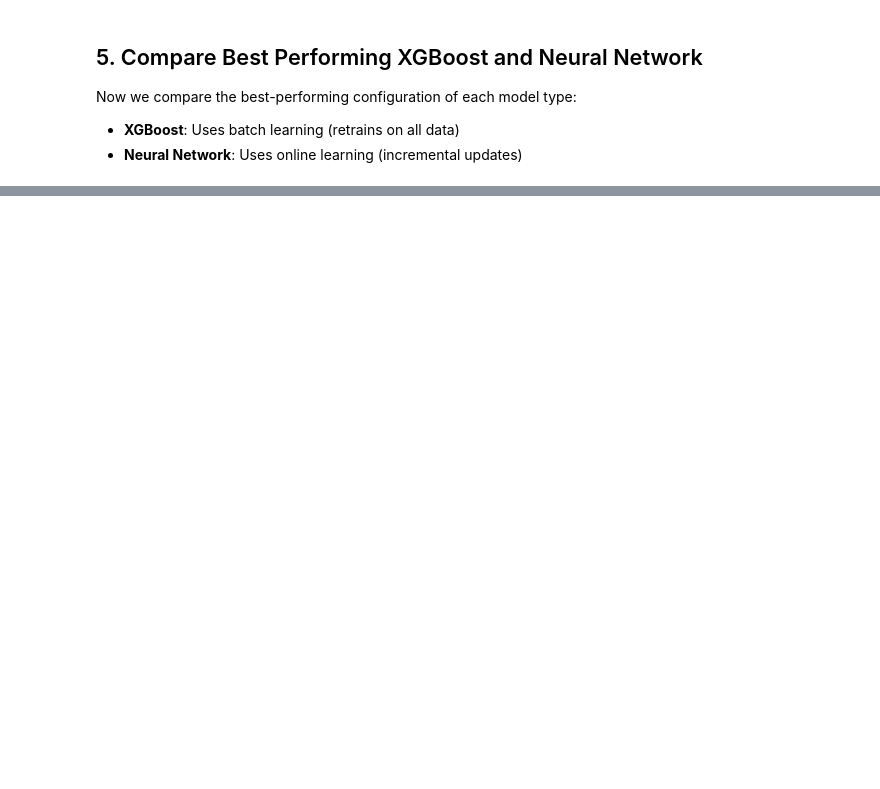
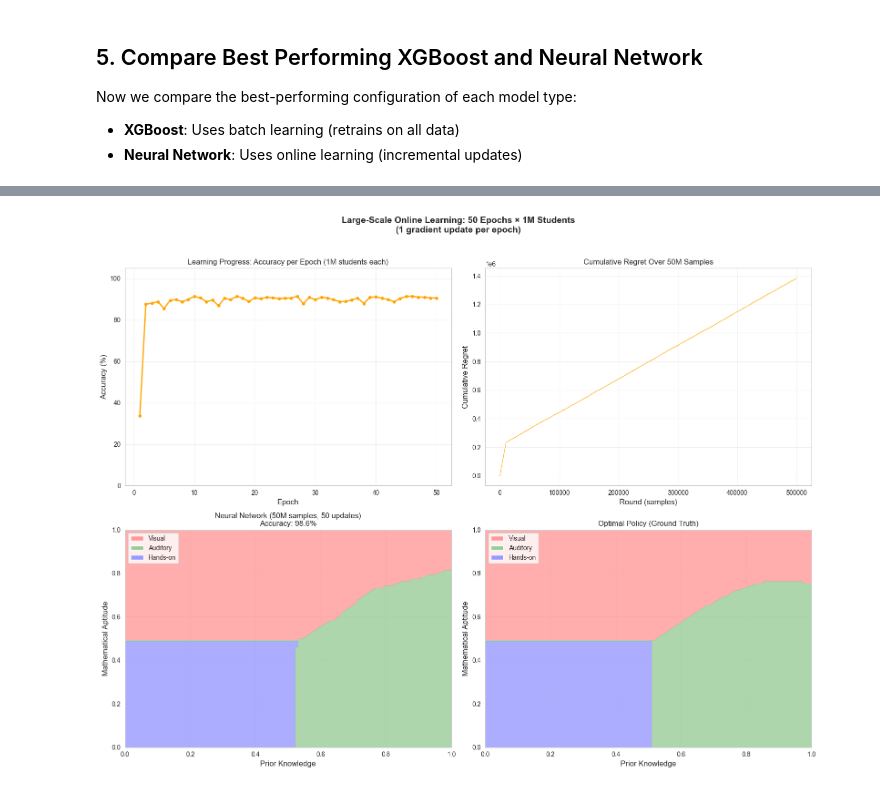
Before and after one commit to dohrenstein/Contextual-Multi-Arm-Bandits, a Jupyter notebook: cmab_comparison.ipynb, the cells around one changed output, grey strips where cells are left out. Cells and saved outputs as stored; diff of their text form; code cells hidden in the pictures; blank space fills up the shorter version.

```diff
--- a/cmab_comparison.ipynb
+++ b/cmab_comparison.ipynb
@@ -723,0 +816,89 @@ Samples Stored                 |      2500       |       500       |   Neural Ne
+# %%
+# Visualize learning progress and decision boundaries
+fig, axes = plt.subplots(2, 2, figsize=(16, 12))
+
+# Plot 1: Accuracy per epoch
+epochs = list(range(1, N_LARGE_EPOCHS + 1))
+accuracies = [large_nn_history['epoch_accuracy'][e * LARGE_CLASS_SIZE] for e in range(N_LARGE_EPOCHS)]
+axes[0, 0].plot(epochs, accuracies, linewidth=2, marker='o', markersize=4, color='orange')
+axes[0, 0].set_xlabel('Epoch', fontsize=12)
+axes[0, 0].set_ylabel('Accuracy (%)', fontsize=12)
+axes[0, 0].set_title('Learning Progress: Accuracy per Epoch (1M students each)', fontsize=12)
+axes[0, 0].grid(True, alpha=0.3)
+axes[0, 0].set_ylim([0, 105])
+
+# Plot 2: Cumulative regret
+axes[0, 1].plot(large_nn_history['round'], large_nn_history['regret'], linewidth=1, color='orange', alpha=0.7)
+axes[0, 1].set_xlabel('Round (samples)', fontsize=12)
+axes[0, 1].set_ylabel('Cumulative Regret', fontsize=12)
+axes[0, 1].set_title('Cumulative Regret Over 50M Samples', fontsize=12)
+axes[0, 1].grid(True, alpha=0.3)
+
+# Plot 3 & 4: Decision boundaries (vectorized)
+n_points = 100
+prior_range = np.linspace(0, 1, n_points)
+aptitude_range = np.linspace(0, 1, n_points)
+PK_large, AP_large = np.meshgrid(prior_range, aptitude_range)
+
+# Create batch of contexts (vectorized)
+pk_flat = PK_large.ravel()
+ap_flat = AP_large.ravel()
+n_samples = len(pk_flat)
+
+contexts_batch = np.column_stack([
+    pk_flat,
+    np.full(n_samples, 0.5),  # study
+    ap_flat,
+    np.full(n_samples, 0.5),  # attention
+    np.full(n_samples, 0.5),  # creativity
+])
+
+print("Generating decision boundaries (vectorized)...")
+large_nn_predictions = large_nn.predict_best_arms_batch(contexts_batch).reshape(PK_large.shape)
+optimal_predictions_large = ground_truth.get_optimal_arms_batch(contexts_batch).reshape(PK_large.shape)
+
+large_nn_accuracy = np.mean(large_nn_predictions == optimal_predictions_large) * 100
+
+legend_elements = [Patch(facecolor='#ff9999', label='Visual'),
+                   Patch(facecolor='#99cc99', label='Auditory'),
+                   Patch(facecolor='#9999ff', label='Hands-on')]
+
+# Neural Network decision boundary
+axes[1, 0].contourf(PK_large, AP_large, large_nn_predictions, levels=[-0.5, 0.5, 1.5, 2.5],
+                    colors=['#ff9999', '#99cc99', '#9999ff'], alpha=0.8)
+axes[1, 0].set_xlabel('Prior Knowledge', fontsize=12)
+axes[1, 0].set_ylabel('Mathematical Aptitude', fontsize=12)
+axes[1, 0].set_title(f'Neural Network (50M samples, {N_LARGE_EPOCHS} updates)\nAccuracy: {large_nn_accuracy:.1f}%', fontsize=12)
+axes[1, 0].legend(handles=legend_elements, loc='upper left')
+axes[1, 0].grid(True, alpha=0.3)
+
+# Ground Truth
+axes[1, 1].contourf(PK_large, AP_large, optimal_predictions_large, levels=[-0.5, 0.5, 1.5, 2.5],
+                    colors=['#ff9999', '#99cc99', '#9999ff'], alpha=0.8)
+axes[1, 1].set_xlabel('Prior Knowledge', fontsize=12)
+axes[1, 1].set_ylabel('Mathematical Aptitude', fontsize=12)
+axes[1, 1].set_title('Optimal Policy (Ground Truth)', fontsize=12)
+axes[1, 1].legend(handles=legend_elements, loc='upper left')
+axes[1, 1].grid(True, alpha=0.3)
+
+plt.suptitle('Large-Scale Online Learning: 50 Epochs × 1M Students\n(1 gradient update per epoch)',
+             fontsize=14, fontweight='bold', y=1.02)
+plt.tight_layout()
+plt.show()
+
+# Summary
+print("\n" + "=" * 70)
+print("LARGE-SCALE TRAINING SUMMARY")
+print("=" * 70)
+print(f"\n{'Metric':<40} | {'Value':>20}")
+print("-" * 65)
+print(f"{'Epochs':<40} | {N_LARGE_EPOCHS:>20,}")
+print(f"{'Students per epoch':<40} | {LARGE_CLASS_SIZE:>20,}")
+print(f"{'Total samples processed':<40} | {TOTAL_SAMPLES:>20,}")
+print(f"{'Gradient updates performed':<40} | {N_LARGE_EPOCHS:>20,}")
+print(f"{'Samples per gradient update':<40} | {LARGE_CLASS_SIZE:>20,}")
+print(f"{'Decision boundary accuracy':<40} | {large_nn_accuracy:>19.1f}%")
+print(f"{'Final % of optimal reward':<40} | {large_nn_history['cumulative_reward'][-1] / large_nn_history['cumulative_optimal_reward'][-1] * 100:>19.2f}%")
+print(f"{'Training time':<40} | {elapsed_time:>18.1f}s")
+print(f"{'Throughput':<40} | {TOTAL_SAMPLES / elapsed_time:>15,.0f} samples/s")
+# %% [output]
@@ -723,0 +906 @@ Samples Stored                 |      2500       |       500       |   Neural Ne
+[figure, added]
```
Also changed, not shown: parts of 16 cells of this notebook, 5 other files.
